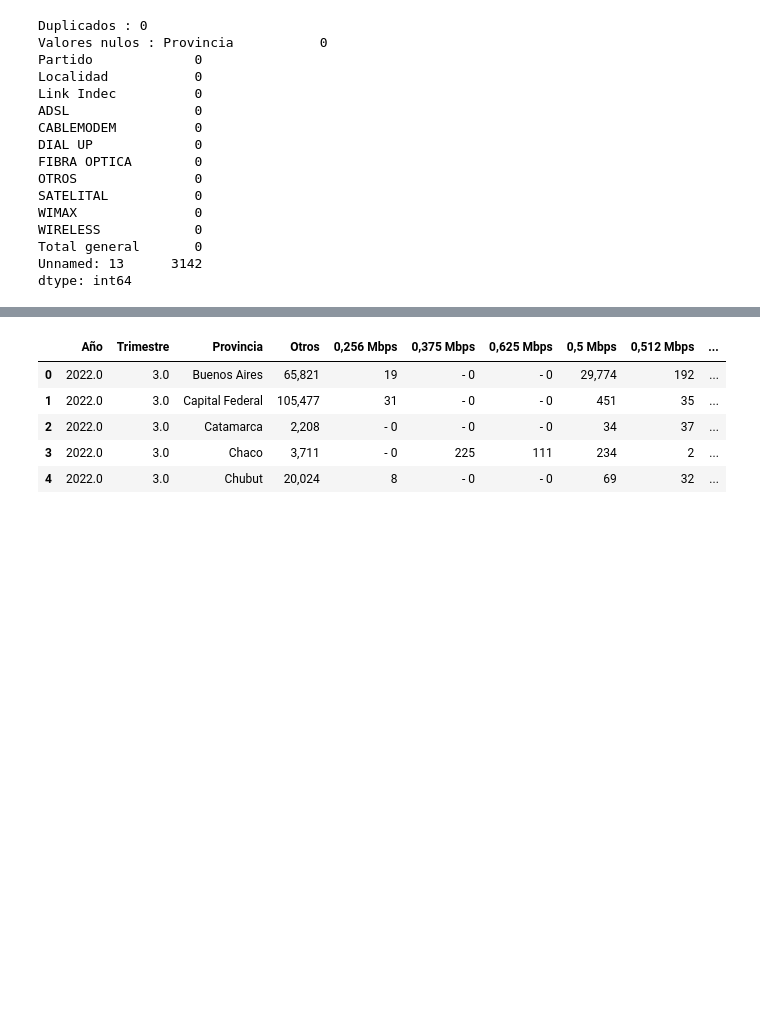
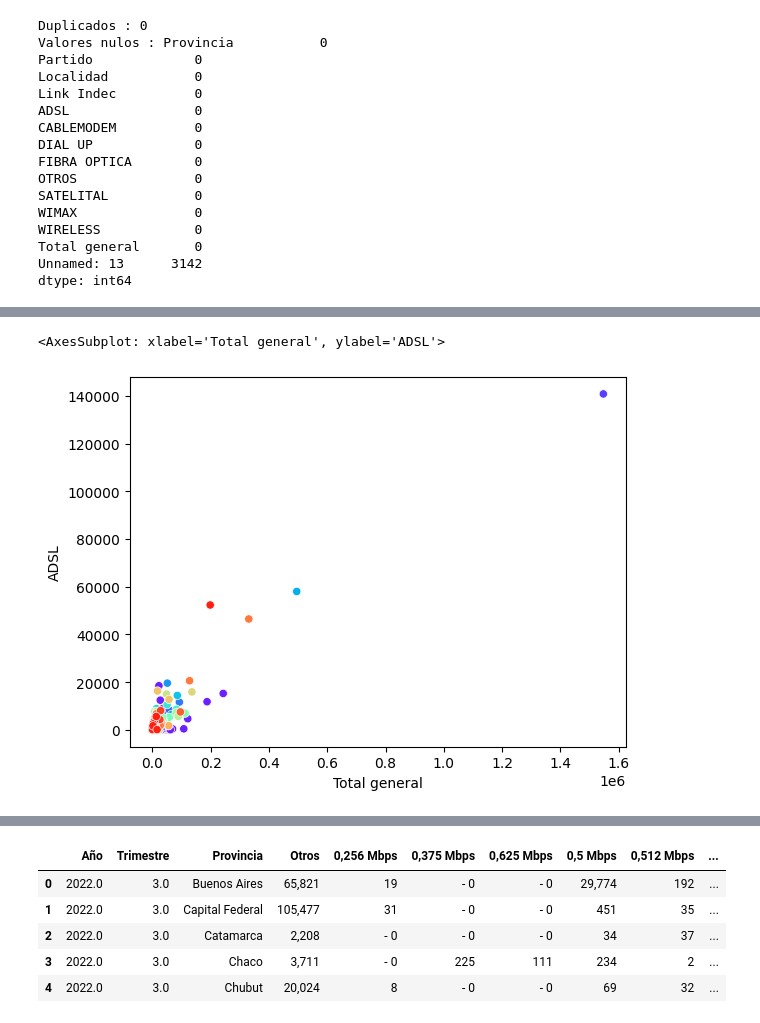
Before and after one commit to CaroHernz/PI-Data-Analytics, a Jupyter notebook: EDA.ipynb, the cells around one changed output, grey strips where cells are left out. Cells and saved outputs as stored; diff of their text form; code cells hidden in the pictures; blank space fills up the shorter version.

```diff
--- a/EDA.ipynb
+++ b/EDA.ipynb
@@ -133 +130,6 @@ aif_tyl
 3142 rows × 13 columns
+# %%
+sns.scatterplot(data=aif_tyl, x='Total general', y='ADSL', hue='Provincia', legend=None, palette = 'rainbow')
+# %% [output]
+<AxesSubplot: xlabel='Total general', ylabel='ADSL'>
+[figure, added]
```
Also changed, not shown: parts of 56 cells of this notebook.
